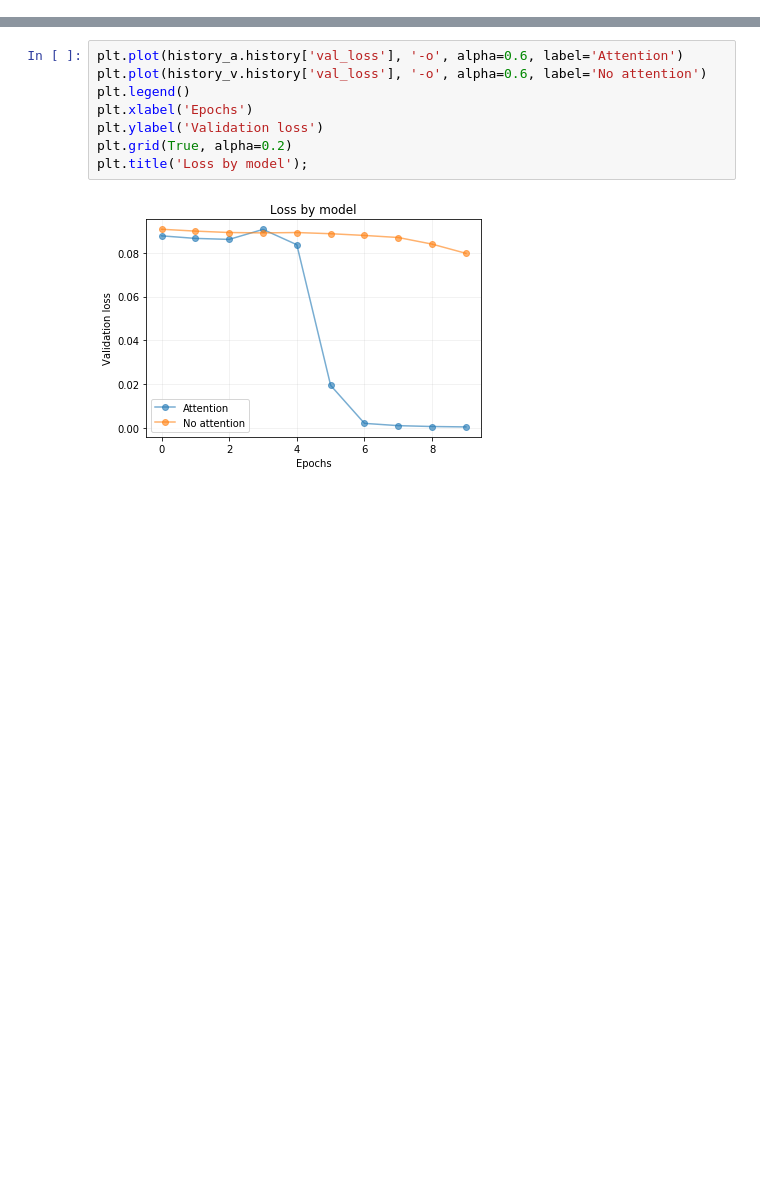
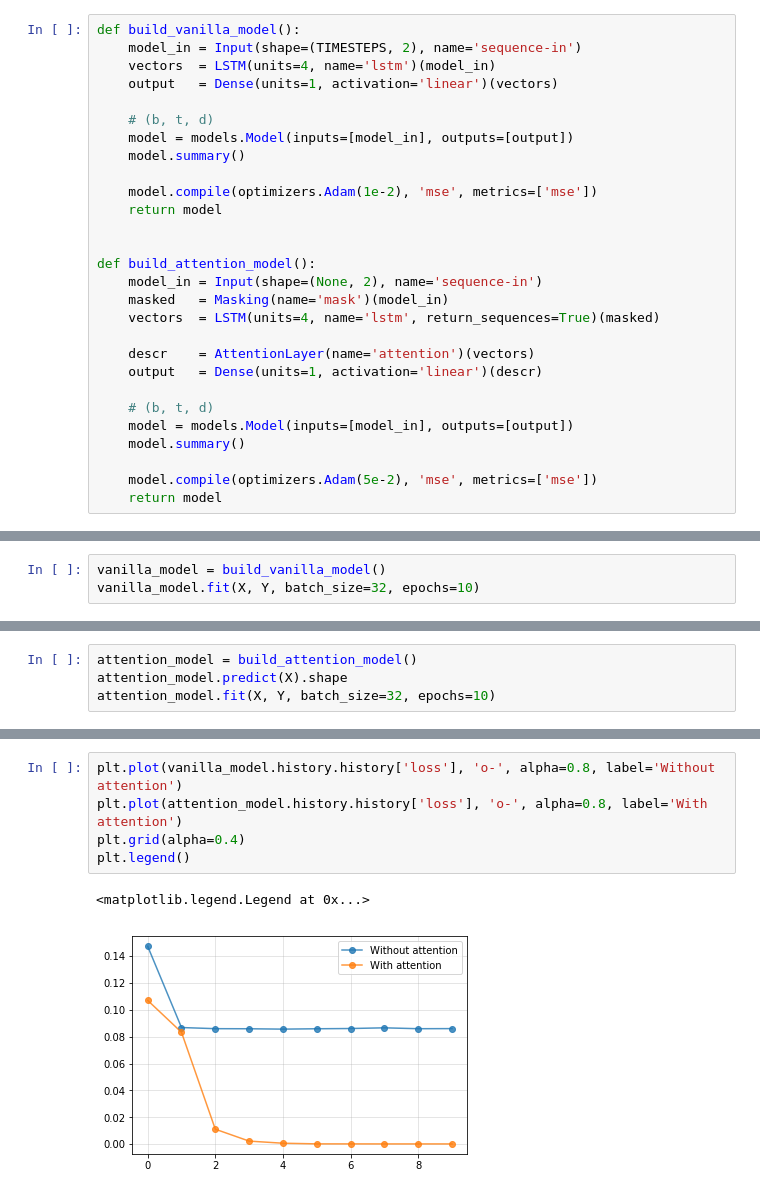
Before and after one commit to lzfelix/keras_attention, a Jupyter notebook: example.ipynb, the cells around one changed output, grey strips where cells are left out. Saved outputs shown, nothing was run; the diff lists cells and outputs as text; blank space fills up the shorter version.

```diff
--- a/example.ipynb
+++ b/example.ipynb
@@ -69 +49,29 @@ def build_model_with_attention():
+# %%
+def build_vanilla_model():
+    model_in = Input(shape=(TIMESTEPS, 2), name='sequence-in')
+    vectors  = LSTM(units=4, name='lstm')(model_in)
+    output   = Dense(units=1, activation='linear')(vectors)
+
+    # (b, t, d)
+    model = models.Model(inputs=[model_in], outputs=[output])
+    model.summary()
+
+    model.compile(optimizers.Adam(1e-2), 'mse', metrics=['mse'])
+    return model
+
+
+def build_attention_model():
+    model_in = Input(shape=(None, 2), name='sequence-in')
+    masked   = Masking(name='mask')(model_in)
+    vectors  = LSTM(units=4, name='lstm', return_sequences=True)(masked)
+
+    descr    = AttentionLayer(name='attention')(vectors)
+    output   = Dense(units=1, activation='linear')(descr)
+
+    # (b, t, d)
+    model = models.Model(inputs=[model_in], outputs=[output])
+    model.summary()
+
+    model.compile(optimizers.Adam(5e-2), 'mse', metrics=['mse'])
+    return model
 # %% [markdown]
@@ -152,0 +79,3 @@ _________________________________________________________________
+# %%
+vanilla_model = build_vanilla_model()
+vanilla_model.fit(X, Y, batch_size=32, epochs=10)
@@ -152,0 +101,4 @@ _________________________________________________________________
+# %%
+attention_model = build_attention_model()
+attention_model.predict(X).shape
+attention_model.fit(X, Y, batch_size=32, epochs=10)
@@ -153,10 +126,8 @@ _________________________________________________________________
 # %%
-plt.plot(history_a.history['val_loss'], '-o', alpha=0.6, label='Attention')
-plt.plot(history_v.history['val_loss'], '-o', alpha=0.6, label='No attention')
+plt.plot(vanilla_model.history.history['loss'], 'o-', alpha=0.8, label='Without attention')
+plt.plot(attention_model.history.history['loss'], 'o-', alpha=0.8, label='With attention')
+plt.grid(alpha=0.4)
 plt.legend()
-plt.xlabel('Epochs')
-plt.ylabel('Validation loss')
-plt.grid(True, alpha=0.2)
-plt.title('Loss by model');
 # %% [output]
+<matplotlib.legend.Legend at 0x...>
-[figure, old version]
+[figure, new version]
```
Also changed, not shown: parts of 22 cells of this notebook.
